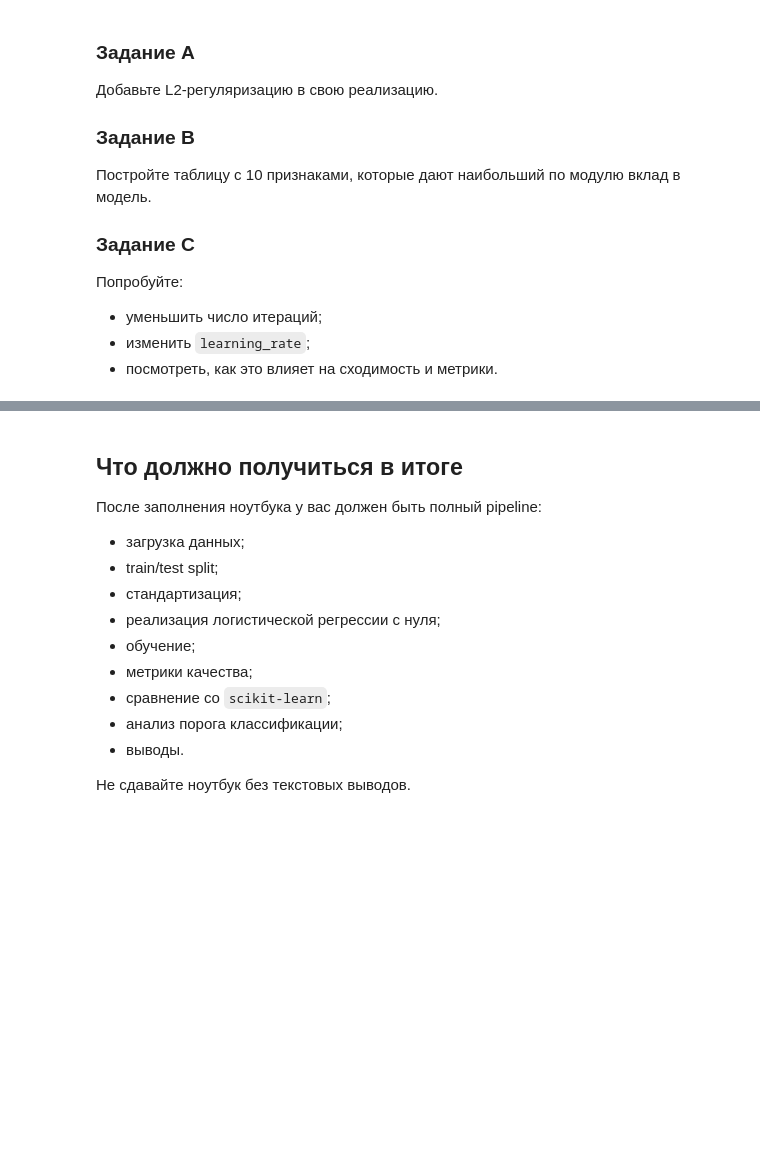
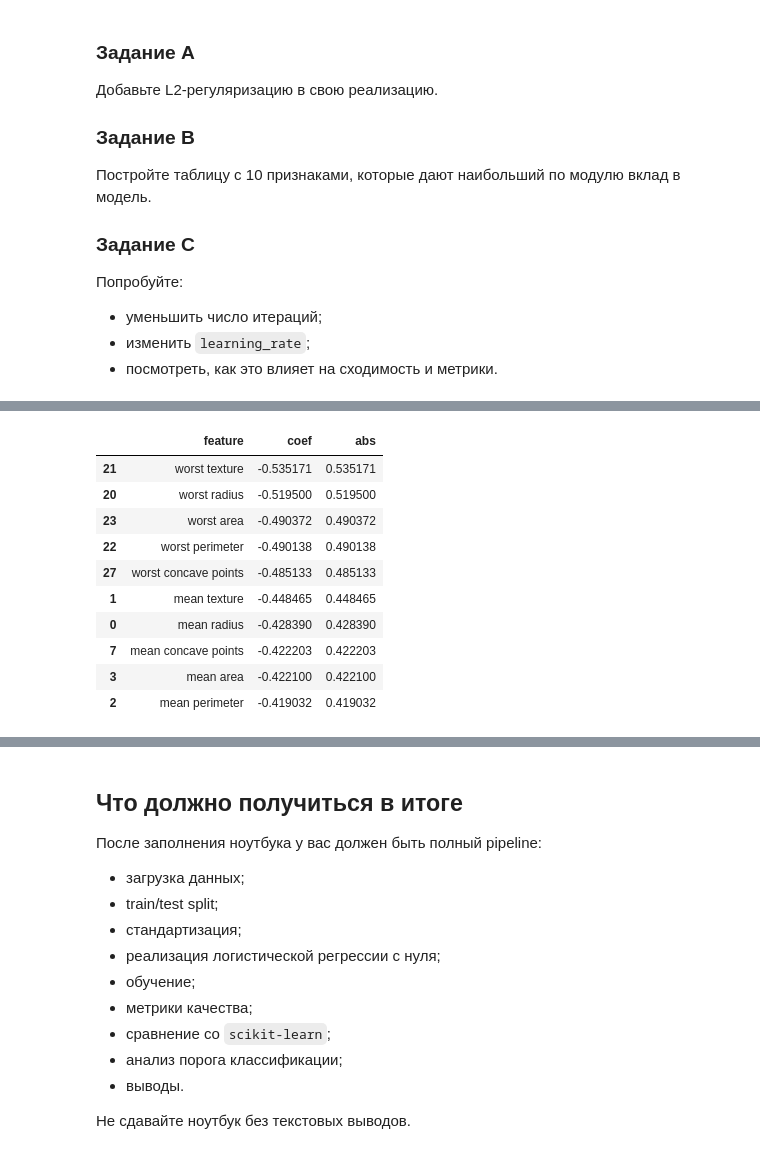
Before and after one commit to Aglaya-Alin/ML, a Jupyter notebook: hw05/hw05_logreg_practice.ipynb, the cells around one changed output, grey strips where cells are left out. Cells and saved outputs as stored; diff of their text form; code cells hidden in the pictures; blank space fills up the shorter version.

```diff
--- a/hw05/hw05_logreg_practice.ipynb
+++ b/hw05/hw05_logreg_practice.ipynb
@@ -585,0 +670,24 @@ MSE штрафует за большое отклонение, те когда
+# %%
+'''
+Task B
+'''
+
+
+coef_comparison = pd.DataFrame({
+    "feature": X.columns,
+    "coef": ridge1.w,
+})
+coef_comparison["abs"] = np.abs(coef_comparison["coef"])
+display(coef_comparison.sort_values("abs", ascending=False).head(10))
+# %% [output]
+|  | feature | coef | abs |
+| 21 | worst texture | -0.535171 | 0.535171 |
+| 20 | worst radius | -0.519500 | 0.519500 |
+| 23 | worst area | -0.490372 | 0.490372 |
+| 22 | worst perimeter | -0.490138 | 0.490138 |
+| 27 | worst concave points | -0.485133 | 0.485133 |
+| 1 | mean texture | -0.448465 | 0.448465 |
+| 0 | mean radius | -0.428390 | 0.428390 |
+| 7 | mean concave points | -0.422203 | 0.422203 |
+| 3 | mean area | -0.422100 | 0.422100 |
+| 2 | mean perimeter | -0.419032 | 0.419032 |
```
Also changed, not shown: parts of 16 cells of this notebook.
